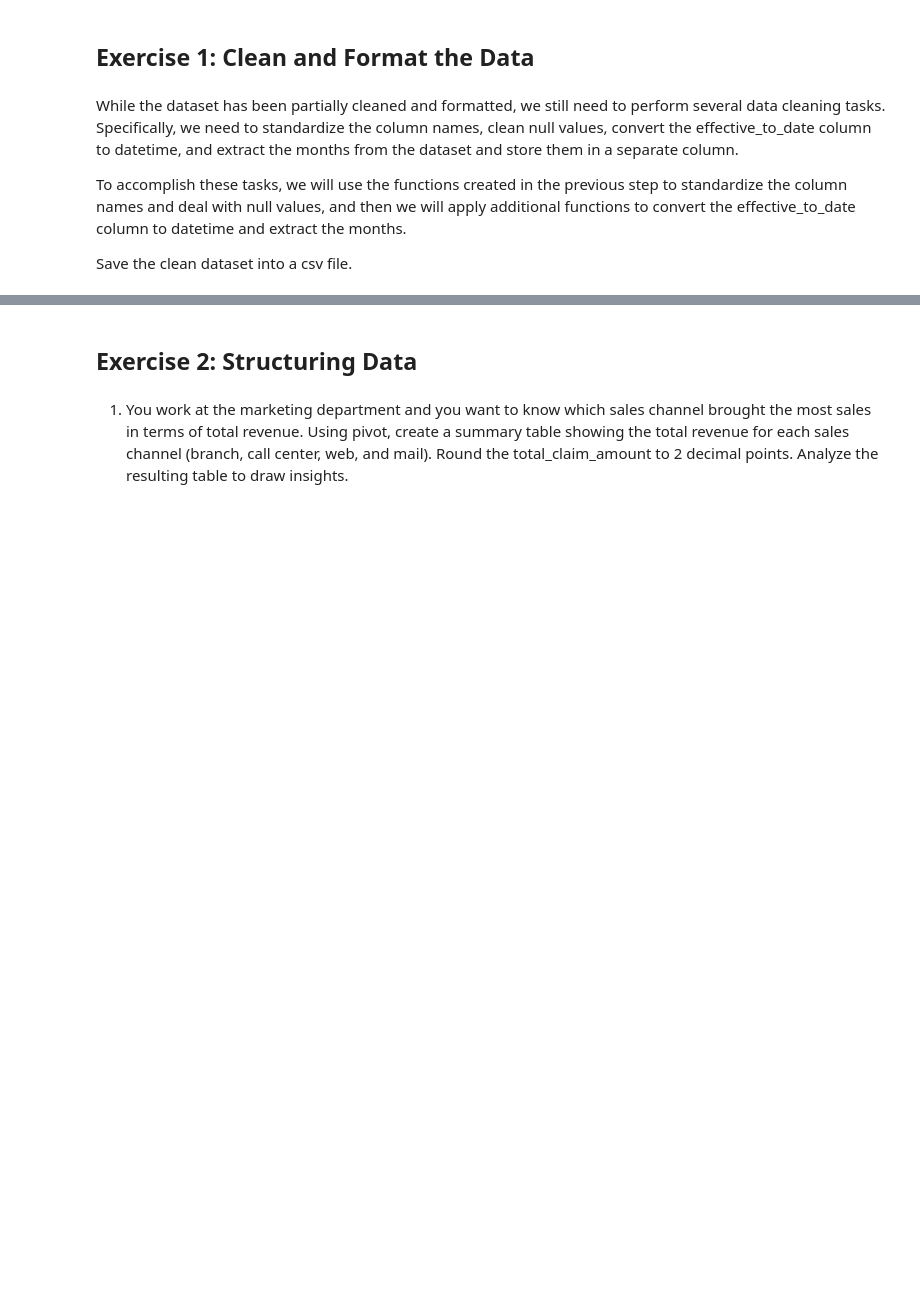
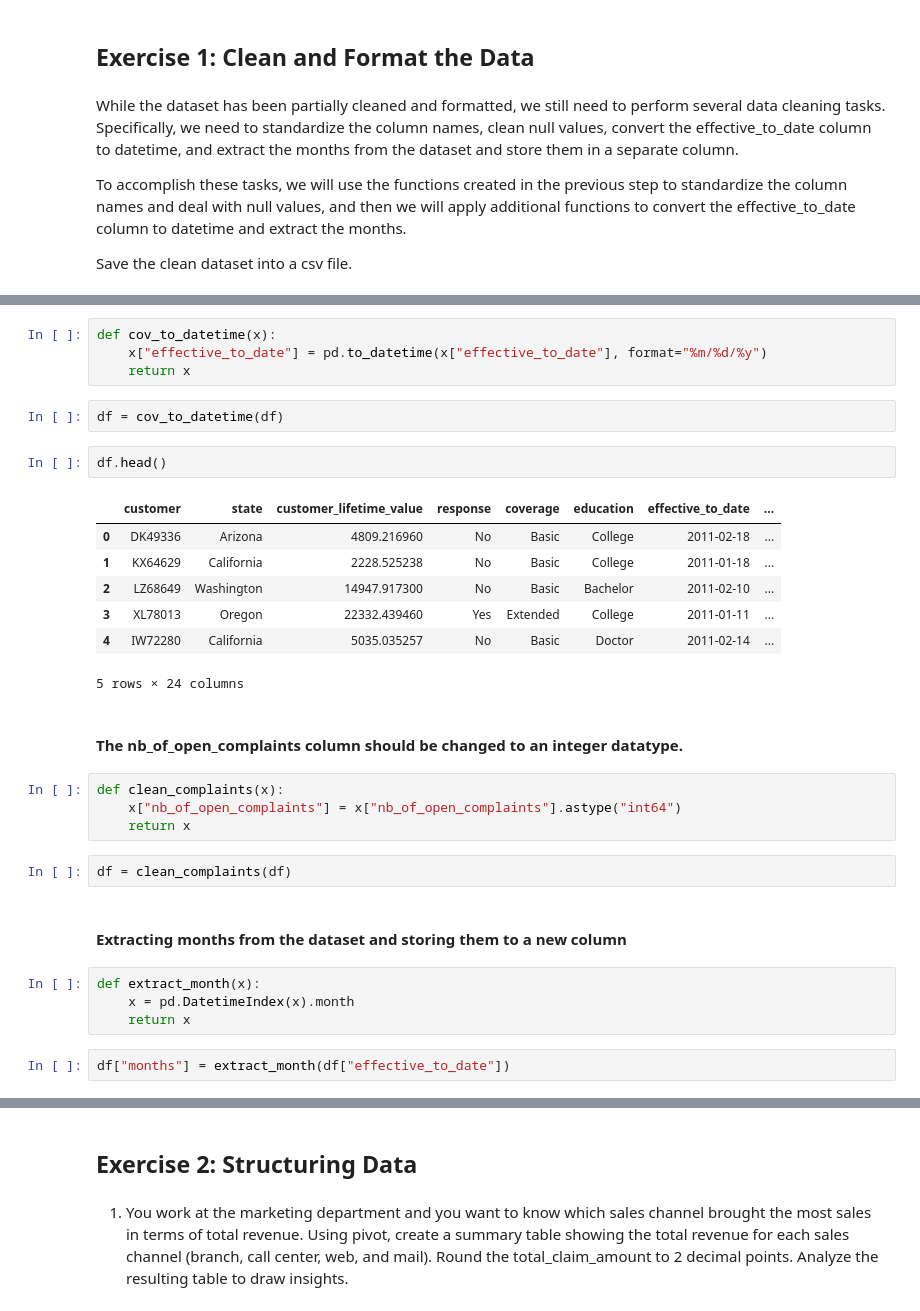
Before and after one commit to ferasrafeh/IronLab, a Jupyter notebook: Week2/lab-dw-data-structuring-and-combining.ipynb, the cells around one changed output, grey strips where cells are left out. Drawn from its saved outputs; the diff is of its cells as text; blank space fills up the shorter version.

Commit message:
lab-dw-data-cleaning-and-formatting

```diff
--- a/Week2/lab-dw-data-structuring-and-combining.ipynb
+++ b/Week2/lab-dw-data-structuring-and-combining.ipynb
@@ -57,0 +173,32 @@ Save the clean dataset into a csv file.
+# %%
+def cov_to_datetime(x):
+    x["effective_to_date"] = pd.to_datetime(x["effective_to_date"], format="%m/%d/%y")
+    return x
+# %%
+df = cov_to_datetime(df)
+# %%
+df.head()
+# %% [output]
+|  | customer | state | customer_lifetime_value | response | coverage | education | effective_to_date | ... |
+| 0 | DK49336 | Arizona | 4809.216960 | No | Basic | College | 2011-02-18 | ... |
+| 1 | KX64629 | California | 2228.525238 | No | Basic | College | 2011-01-18 | ... |
+| 2 | LZ68649 | Washington | 14947.917300 | No | Basic | Bachelor | 2011-02-10 | ... |
+| 3 | XL78013 | Oregon | 22332.439460 | Yes | Extended | College | 2011-01-11 | ... |
+| 4 | IW72280 | California | 5035.035257 | No | Basic | Doctor | 2011-02-14 | ... |
+5 rows × 24 columns
+# %% [markdown]
+#### The nb_of_open_complaints column should be changed to an integer datatype.
+# %%
+def clean_complaints(x):
+    x["nb_of_open_complaints"] = x["nb_of_open_complaints"].astype("int64")
+    return x
+# %%
+df = clean_complaints(df)
+# %% [markdown]
+#### Extracting months from the dataset and storing them to a new column
+# %%
+def extract_month(x):
+    x = pd.DatetimeIndex(x).month
+    return x
+# %%
+df["months"] = extract_month(df["effective_to_date"])
```
Also changed, not shown: parts of 30 cells of this notebook.
